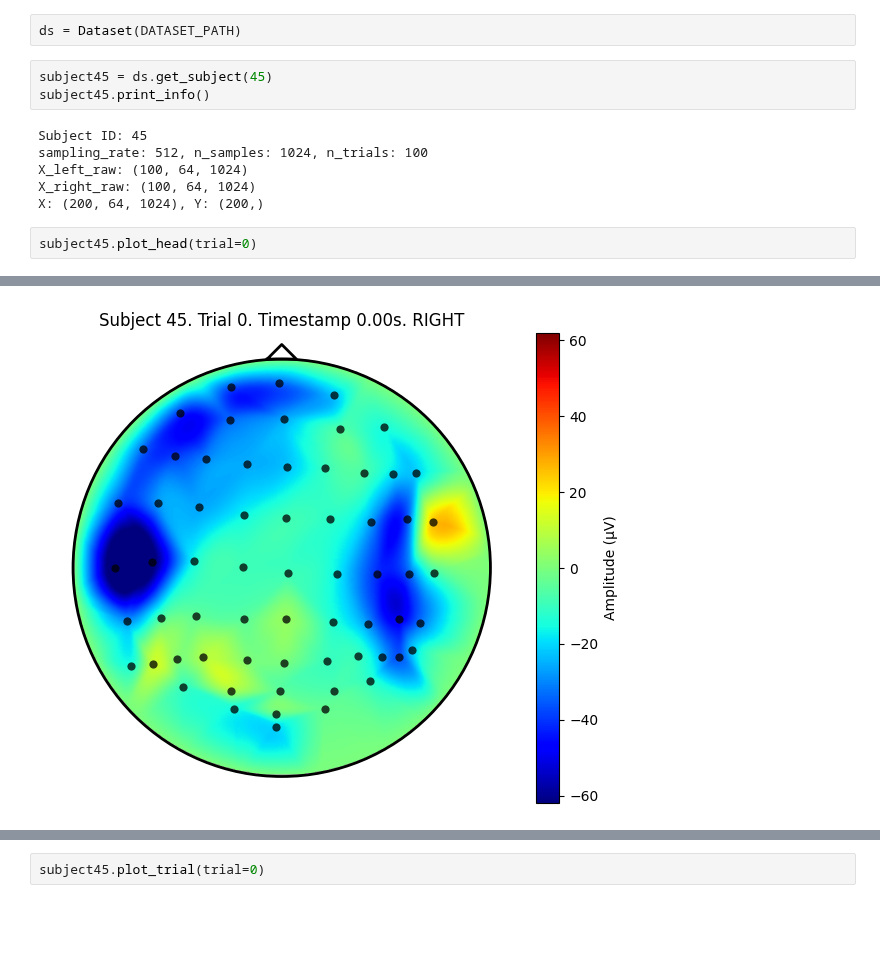
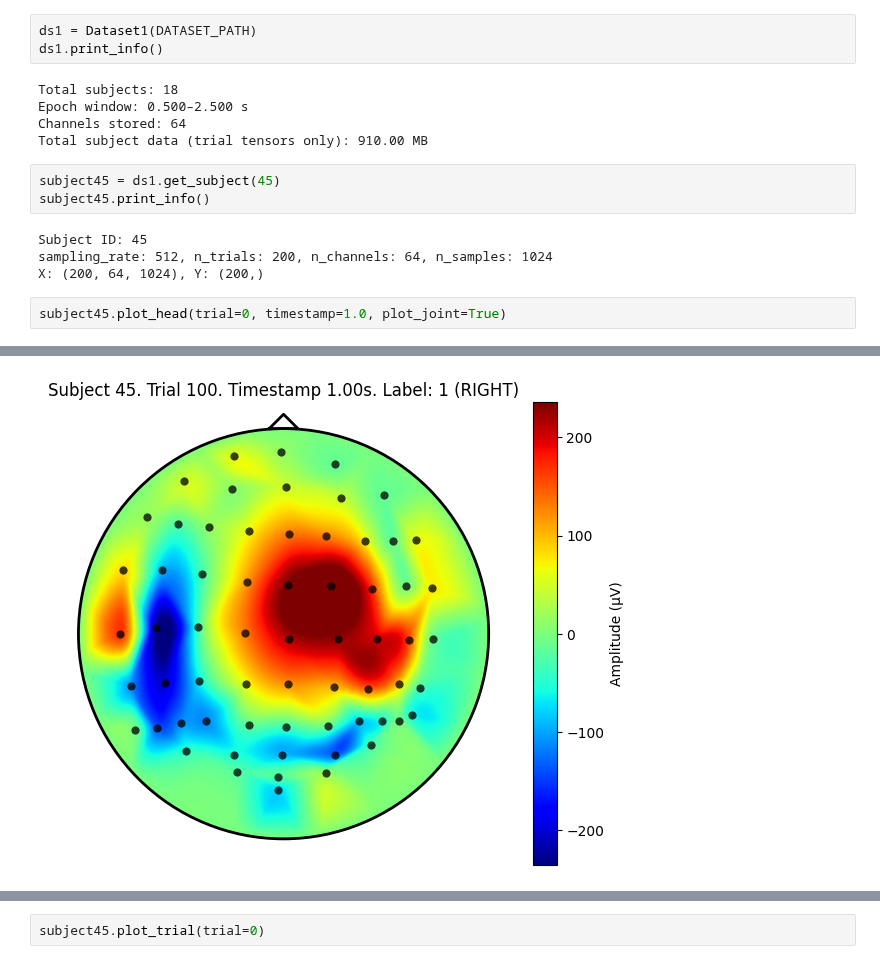
Before and after one commit to annzb/eeg-mi-decoders, a Jupyter notebook: data/ds1.ipynb, the cells around one changed output, grey strips where cells are left out. Cells and saved outputs as stored; diff of their text form; blank space fills up the shorter version.

Commit message:
Refactor subject class

```diff
--- a/data/ds1.ipynb
+++ b/data/ds1.ipynb
@@ -257,16 +143,20 @@ class Dataset:
         groups = np.concatenate(g_parts, axis=0)
         return X, y, groups
 # %%
-ds = Dataset(DATASET_PATH)
+ds1 = Dataset1(DATASET_PATH)
+ds1.print_info()
+# %% [output]
+Total subjects: 18
+Epoch window: 0.500–2.500 s
+Channels stored: 64
+Total subject data (trial tensors only): 910.00 MB
 # %%
-subject45 = ds.get_subject(45)
+subject45 = ds1.get_subject(45)
 subject45.print_info()
 # %% [output]
 Subject ID: 45
-sampling_rate: 512, n_samples: 1024, n_trials: 100
-X_left_raw: (100, 64, 1024)
-X_right_raw: (100, 64, 1024)
+sampling_rate: 512, n_trials: 200, n_channels: 64, n_samples: 1024
 X: (200, 64, 1024), Y: (200,)
 # %%
-subject45.plot_head(trial=0)
+subject45.plot_head(trial=0, timestamp=1.0, plot_joint=True)
 # %% [output]
@@ -274,4 +164,4 @@ subject45.plot_head(trial=0)
-[figure, old version]
+[figure, new version]
 # %%
 subject45.plot_channel(trial=0, channel=0)
 # %% [output]
```
Also changed, not shown: parts of 4 cells of this notebook, 2 other files.
